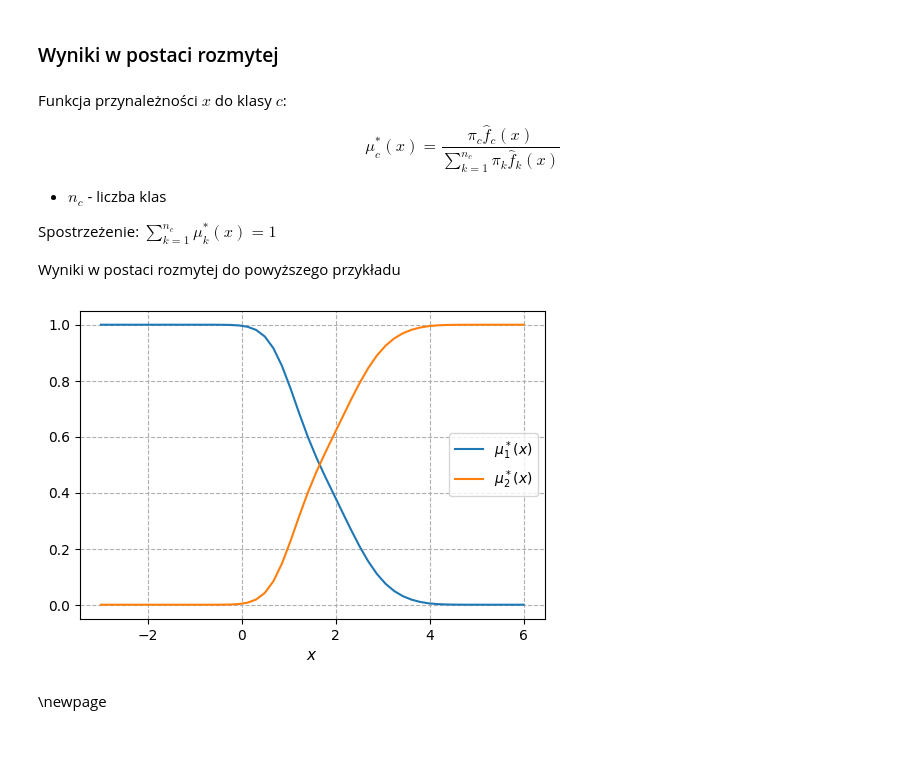
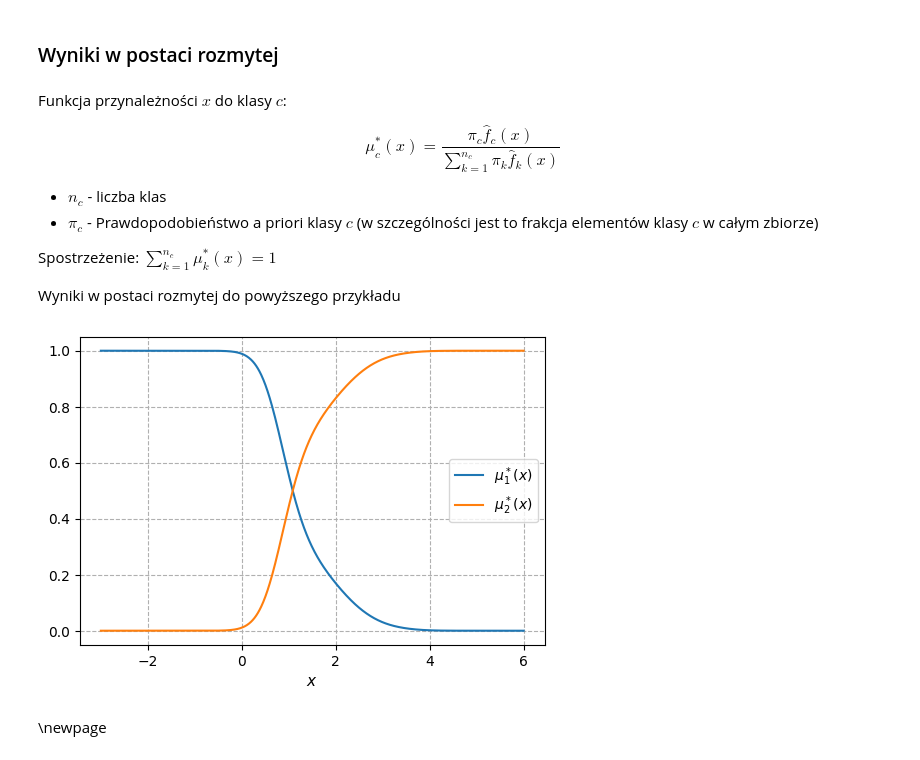
Before and after one commit to krystianfranus/kde-learn, a Jupyter notebook: notebooks/PhD_notes.ipynb, the cells around one changed output. Saved outputs shown, nothing was run; the diff lists cells and outputs as text; code cells hidden in the pictures.

```diff
--- a/notebooks/PhD_notes.ipynb
+++ b/notebooks/PhD_notes.ipynb
@@ -527,7 +578,7 @@ labels_train2 = np.full(m_train2, 2)
 x_train = np.concatenate((x_train1, x_train2))
 labels_train = np.concatenate((labels_train1, labels_train2))
 
-x_grid = np.linspace(-3, 6)[:, None]
+x_grid = np.linspace(-3, 6, 1000)[:, None]
 kde1 = KDE().fit(x_train1)
 scores1 = kde1.pdf(x_grid)
 kde2 = KDE().fit(x_train2)
@@ -576,6 +627,7 @@ Funkcja przynależności $x$ do klasy $c$:
 $$\mu_c^*(x) = \frac{\pi_c \hat{f}_c(x)}{\sum_{k=1}^{n_c} \pi_k \hat{f}_k(x)}$$
 
 * $n_c$ - liczba klas
+* $\pi_c$ - Prawdopodobieństwo a priori klasy $c$ (w szczególności jest to frakcja elementów klasy $c$ w całym zbiorze)
 
 Spostrzeżenie: $\sum_{k=1}^{n_c} \mu_k^*(x) = 1$
 
@@ -583,20 +635,23 @@ Wyniki w postaci rozmytej do powyższego przykładu
 # %%
 classifier = KDEClassification().fit(x_train, labels_train)
 scores = classifier.pdfs(x_grid)
+scores *= classifier.prior
 
 u_fuzzy = np.zeros(scores.shape)
 mask = np.any(scores != 0, axis=1)
 u_fuzzy[mask] = scores[mask] / scores[mask].sum(axis=1)[:, None]
 
 # Plot
 plt.figure(figsize=(6, 4), dpi=100)
+
 plt.plot(x_grid, u_fuzzy)
+
 plt.xlabel("$x$", fontsize=11)
 plt.legend([f"$\mu^*_{label}(x)$" for label in np.unique(labels_train)], fontsize=10)
 plt.grid(linestyle="--")
 plt.show()
 # %% [output]
-[figure, old version]
+[figure, new version]
 # %% [markdown]
 \newpage
 # %% [markdown]
```
Also changed, not shown: parts of 55 cells of this notebook, 22 other files.
